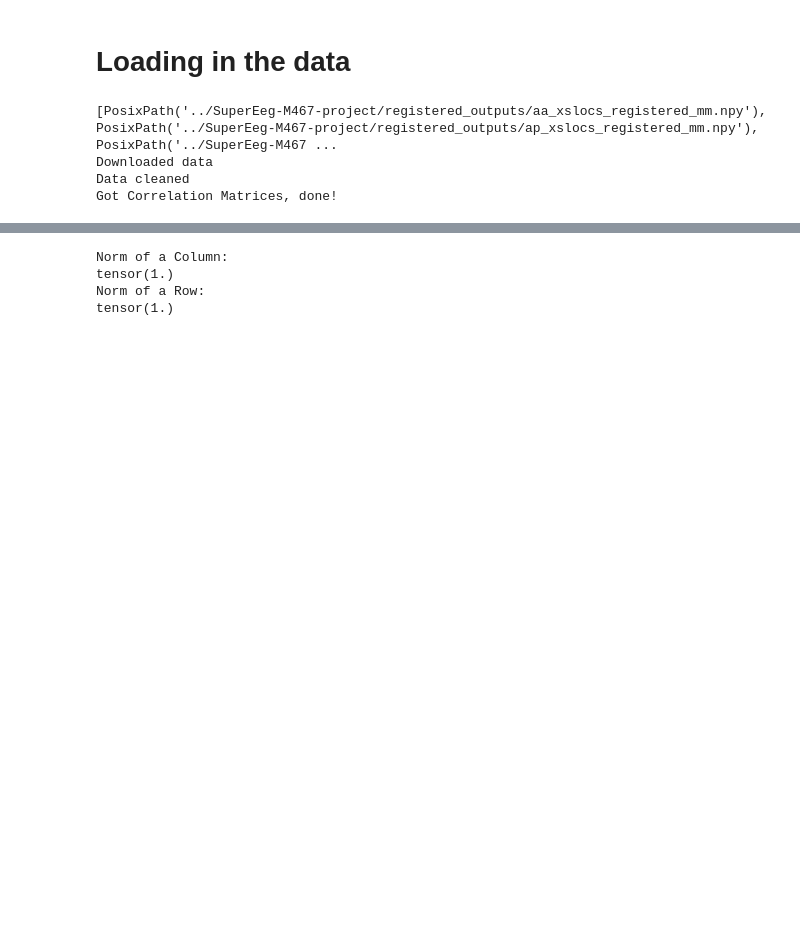
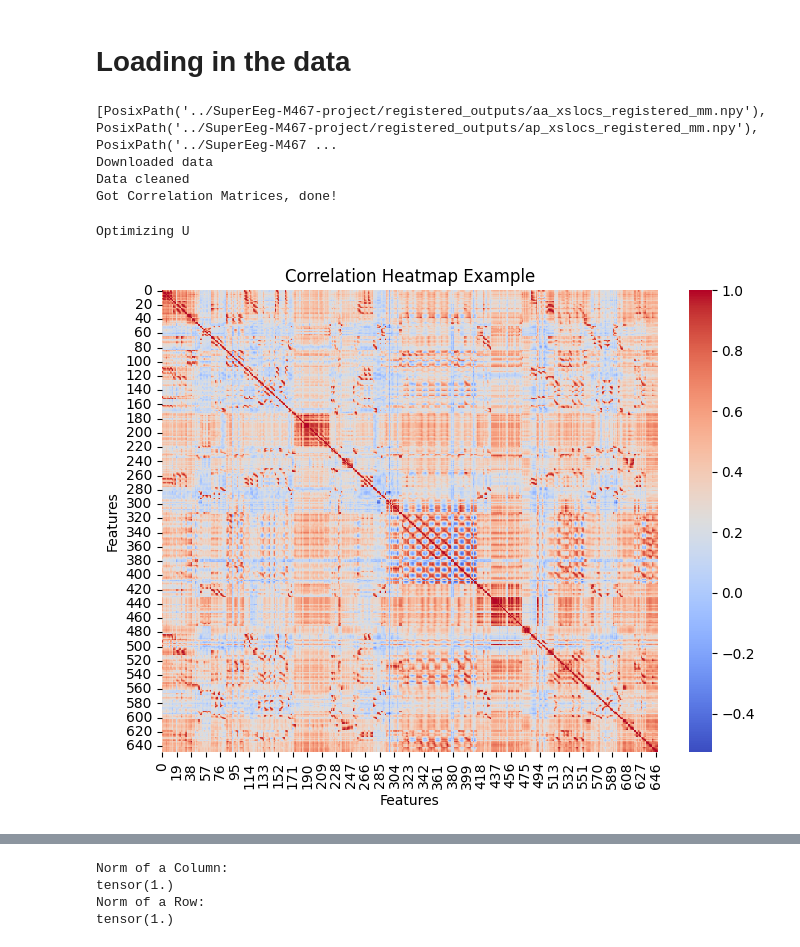
Before and after one commit to NoahWanless/SuperEeg-M467-project, a Jupyter notebook: test_new_u_method.ipynb, the cells around one changed output, grey strips where cells are left out. Saved outputs shown, nothing was run; the diff lists cells and outputs as text; code cells hidden in the pictures; blank space fills up the shorter version.

```diff
--- a/test_new_u_method.ipynb
+++ b/test_new_u_method.ipynb
@@ -28,3 +28,17 @@ print('Got Correlation Matrices, done!')
 Downloaded data
 Data cleaned
 Got Correlation Matrices, done!
+# %%
+from noad_production_funcs import create_u
+U_det, loss = create_u(k=10,r=100,lamb=1,patient_corr_mat=patient_corr_mat,xyz_clean=xyz_clean)
+# %% [output]
+Optimizing U
+# %%
+plt.figure(figsize=(8, 6))
+sns.heatmap(U_det@U_det.T, cmap='coolwarm')
+plt.title('Correlation Heatmap Example')
+plt.xlabel('Features')
+plt.ylabel('Features')
+plt.show()
+# %% [output]
+[figure, added]
```
Also changed, not shown: parts of 4 cells of this notebook, 1 other file.
